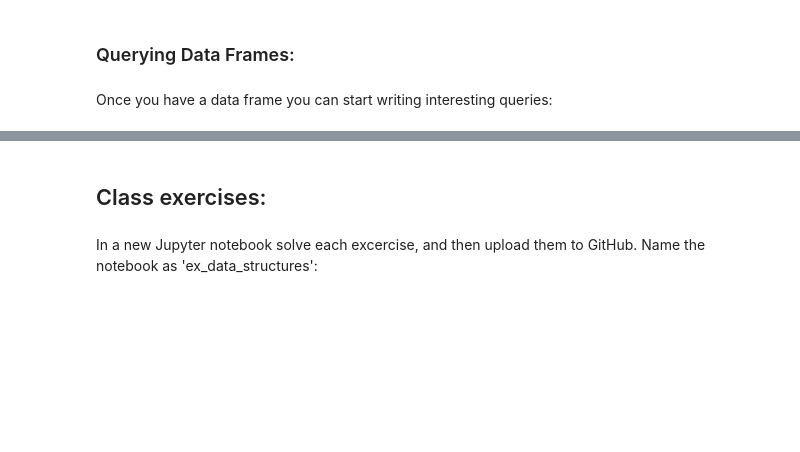
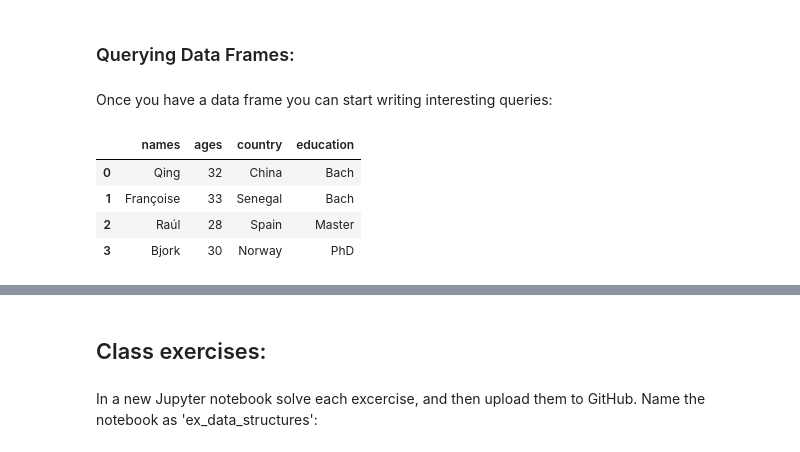
Before and after one commit to vzakhozhyi/ComputationalThinking_Gov_1, a Jupyter notebook: S1_A_Py_dataStructures.ipynb, the cells around one changed output, grey strips where cells are left out. Drawn from its saved outputs; the diff is of its cells as text; code cells hidden in the pictures; blank space fills up the shorter version.

```diff
--- a/S1_A_Py_dataStructures.ipynb
+++ b/S1_A_Py_dataStructures.ipynb
@@ -508,6 +754,15 @@ students.columns.values.tolist()
 ### Querying Data Frames:
 # %% [markdown]
 Once you have a data frame you can start writing interesting queries:
+# %%
+studentsCopy3=students.copy()
+studentsCopy3
+# %% [output]
+|  | names | ages | country | education |
+| 0 | Qing | 32 | China | Bach |
+| 1 | Françoise | 33 | Senegal | Bach |
+| 2 | Raúl | 28 | Spain | Master |
+| 3 | Bjork | 30 | Norway | PhD |
 # %%
 # Who is the oldest in the group?
 students[students.ages==max(students.ages)].names
```
Also changed, not shown: parts of 72 cells of this notebook.
